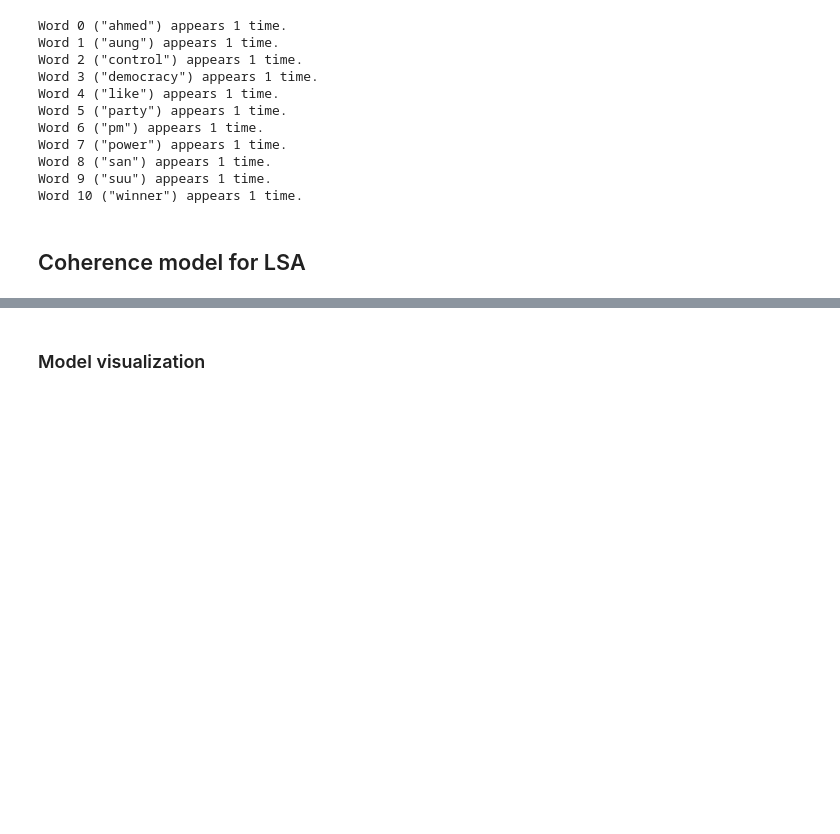
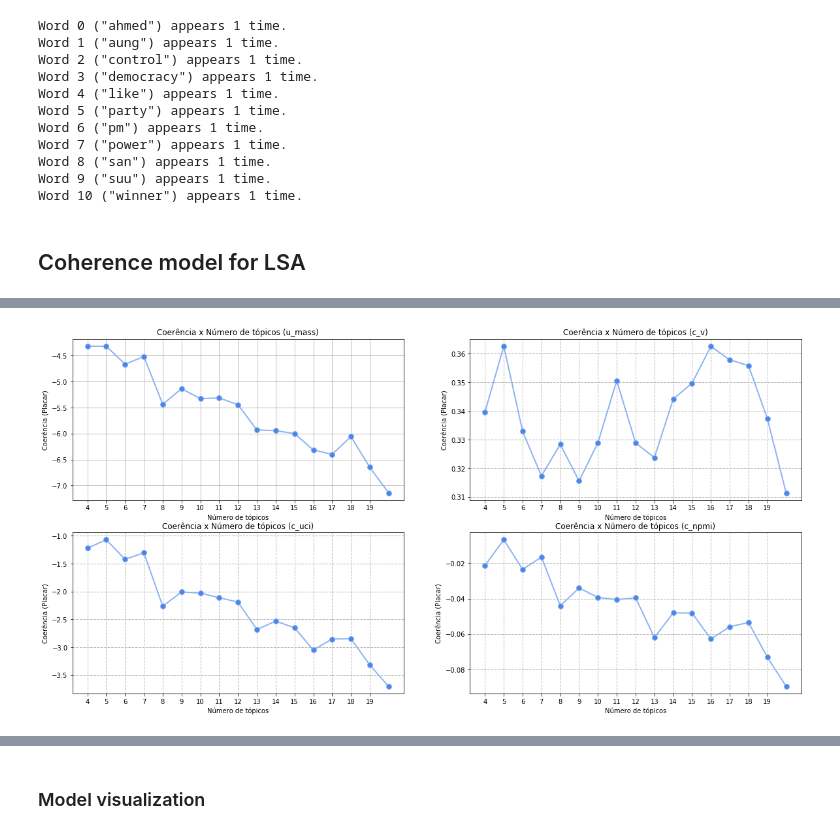
Before and after one commit to rmohashi/tweet-emotion-recognition, a Jupyter notebook: notebooks/Topic segmentation.ipynb, the cells around one changed output, grey strips where cells are left out. Drawn from its saved outputs; the diff is of its cells as text; code cells hidden in the pictures; blank space fills up the shorter version.

```diff
--- a/notebooks/Topic segmentation.ipynb
+++ b/notebooks/Topic segmentation.ipynb
@@ -90,0 +88,37 @@ for num_topics in lsa_num_topics_values:
+# %%
+%%time
+def get_coherence_models(start, end, method):
+    num_topics_values = range(start, end + 1)
+    models = []
+    coherence_values = {
+        'u_mass': [],
+        'c_v': [],
+        'c_uci': [],
+        'c_npmi': []
+    }
+
+    for num_topics in num_topics_values:
+        model = gensim.models.LdaMulticore(bow_corpus,
+                                           num_topics=num_topics,
+                                           id2word=dictionary,
+                                           passes=20,
+                                           workers=5,
+                                           iterations=400)
+        if method == 'lsa' or method == 'lsi':
+            model = LsiModel(bow_corpus, num_topics=num_topics, id2word = dictionary)
+
+        models.append(model)
+
+        u_mass_coherence_model = CoherenceModel(model=model, corpus=bow_corpus, texts=preprocessed_tweets, coherence='u_mass')
+        coherence_values['u_mass'].append(u_mass_coherence_model.get_coherence())
+
+        c_v_coherence_model = CoherenceModel(model=model, corpus=bow_corpus, texts=preprocessed_tweets, coherence='c_v')
+        coherence_values['c_v'].append(c_v_coherence_model.get_coherence())
+
+        c_uci_coherence_model = CoherenceModel(model=model, corpus=bow_corpus, texts=preprocessed_tweets, coherence='c_uci')
+        coherence_values['c_uci'].append(c_uci_coherence_model.get_coherence())
+
+        c_npmi_coherence_model = CoherenceModel(model=model, corpus=bow_corpus, texts=preprocessed_tweets, coherence='c_npmi')
+        coherence_values['c_npmi'].append(c_npmi_coherence_model.get_coherence())
+
+    return (models, coherence_values)
@@ -208,0 +181,9 @@ plt.show()
+# %%
+start = 4
+end = 20
+num_topics_values = range(start, end + 1)
+(lda_models, coherence_values) = get_coherence_models(start, end, method='lda')
+
+plot_graphs(num_topics_values, start, end, coherence_values)
+# %% [output]
+[figure, added]
```
Also changed, not shown: parts of 24 cells of this notebook, 3 other files.
